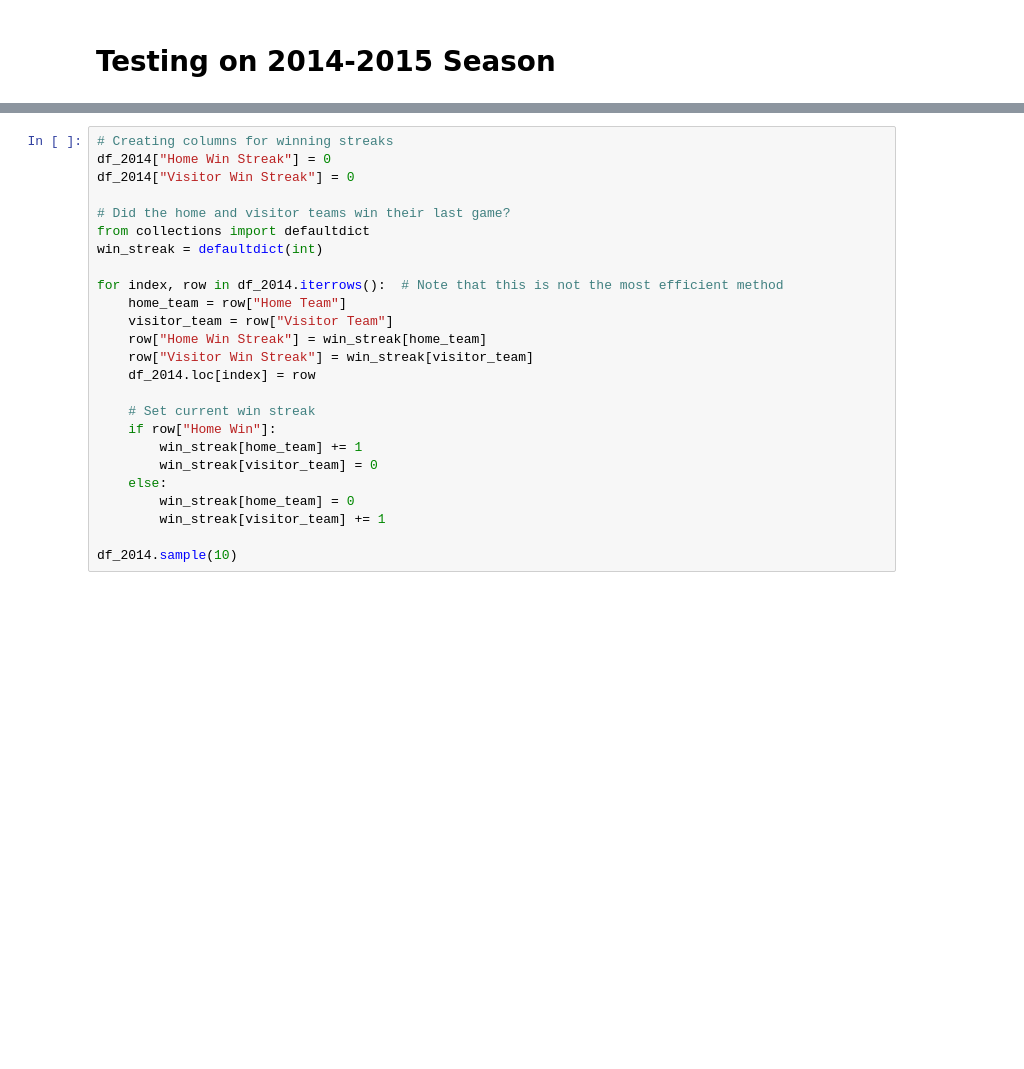
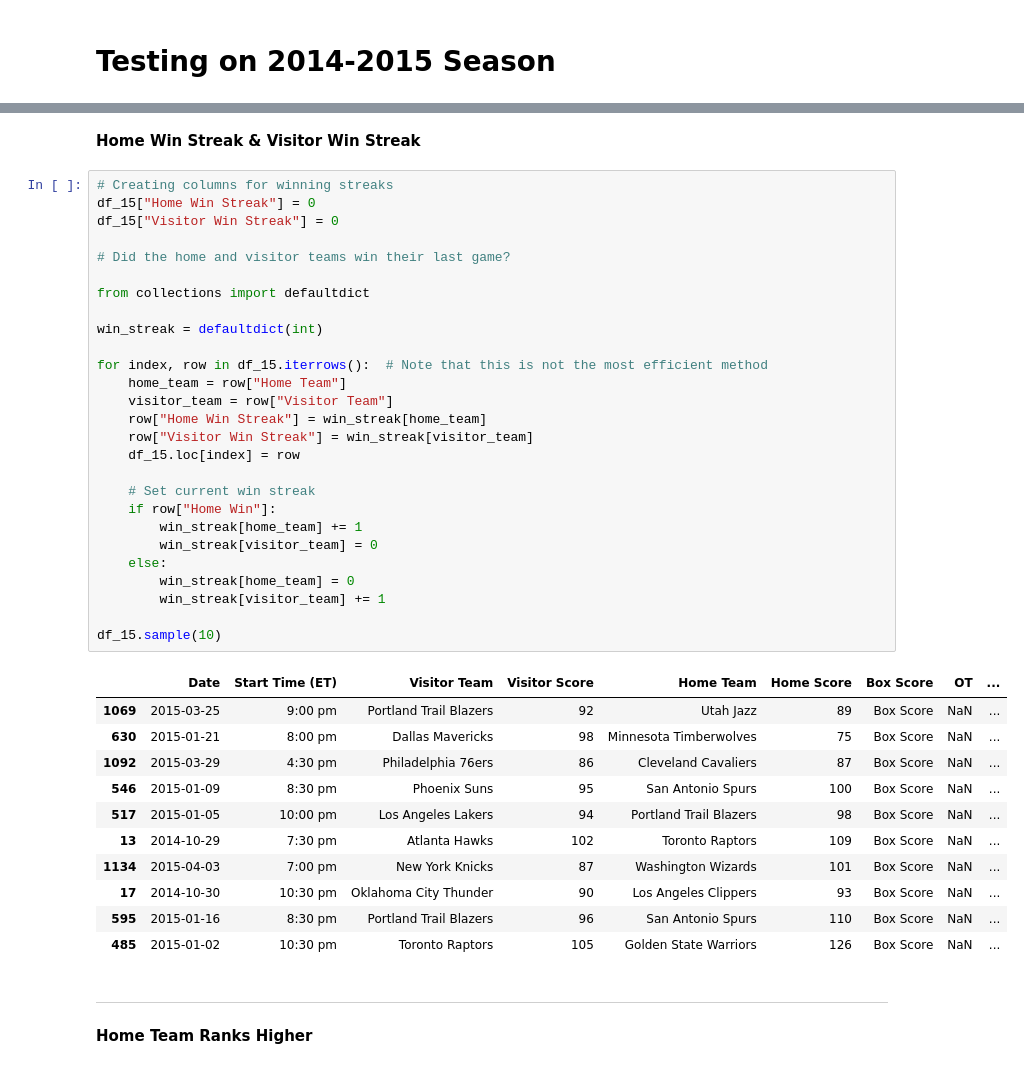
Before and after one commit to clprice32/Predicting-NBA-Game-Winners, a Jupyter notebook: Predicting NBA Game Winners.ipynb, the cells around one changed output, grey strips where cells are left out. Saved outputs shown, nothing was run; the diff lists cells and outputs as text; blank space fills up the shorter version.

```diff
--- a/Predicting NBA Game Winners.ipynb
+++ b/Predicting NBA Game Winners.ipynb
@@ -714,27 +753,47 @@ df_2014.sample(10)
+# %% [markdown]
+**Home Win Streak & Visitor Win Streak**
 # %%
 # Creating columns for winning streaks
-df_2014["Home Win Streak"] = 0
-df_2014["Visitor Win Streak"] = 0
+df_15["Home Win Streak"] = 0
+df_15["Visitor Win Streak"] = 0
 
 # Did the home and visitor teams win their last game?
+
 from collections import defaultdict
+
 win_streak = defaultdict(int)
 
-for index, row in df_2014.iterrows():  # Note that this is not the most efficient method
+for index, row in df_15.iterrows():  # Note that this is not the most efficient method
     home_team = row["Home Team"]
     visitor_team = row["Visitor Team"]
     row["Home Win Streak"] = win_streak[home_team]
     row["Visitor Win Streak"] = win_streak[visitor_team]
-    df_2014.loc[index] = row
+    df_15.loc[index] = row
 
     # Set current win streak
     if row["Home Win"]:
         win_streak[home_team] += 1
         win_streak[visitor_team] = 0
     else:
         win_streak[home_team] = 0
         win_streak[visitor_team] += 1
 
-df_2014.sample(10)
+df_15.sample(10)
+# %% [output]
+|  | Date | Start Time (ET) | Visitor Team | Visitor Score | Home Team | Home Score | Box Score | OT | ... |
+| 1069 | 2015-03-25 | 9:00 pm | Portland Trail Blazers | 92 | Utah Jazz | 89 | Box Score | NaN | ... |
+| 630 | 2015-01-21 | 8:00 pm | Dallas Mavericks | 98 | Minnesota Timberwolves | 75 | Box Score | NaN | ... |
+| 1092 | 2015-03-29 | 4:30 pm | Philadelphia 76ers | 86 | Cleveland Cavaliers | 87 | Box Score | NaN | ... |
+| 546 | 2015-01-09 | 8:30 pm | Phoenix Suns | 95 | San Antonio Spurs | 100 | Box Score | NaN | ... |
+| 517 | 2015-01-05 | 10:00 pm | Los Angeles Lakers | 94 | Portland Trail Blazers | 98 | Box Score | NaN | ... |
+| 13 | 2014-10-29 | 7:30 pm | Atlanta Hawks | 102 | Toronto Raptors | 109 | Box Score | NaN | ... |
+| 1134 | 2015-04-03 | 7:00 pm | New York Knicks | 87 | Washington Wizards | 101 | Box Score | NaN | ... |
+| 17 | 2014-10-30 | 10:30 pm | Oklahoma City Thunder | 90 | Los Angeles Clippers | 93 | Box Score | NaN | ... |
+| 595 | 2015-01-16 | 8:30 pm | Portland Trail Blazers | 96 | San Antonio Spurs | 110 | Box Score | NaN | ... |
+| 485 | 2015-01-02 | 10:30 pm | Toronto Raptors | 105 | Golden State Warriors | 126 | Box Score | NaN | ... |
+# %% [markdown]
+______________________________________________________________________________________________________________________
+# %% [markdown]
+**Home Team Ranks Higher**
 # %%
 # Build function to add Home Team Ranks Higher feature
```
Also changed, not shown: parts of 21 cells of this notebook.
